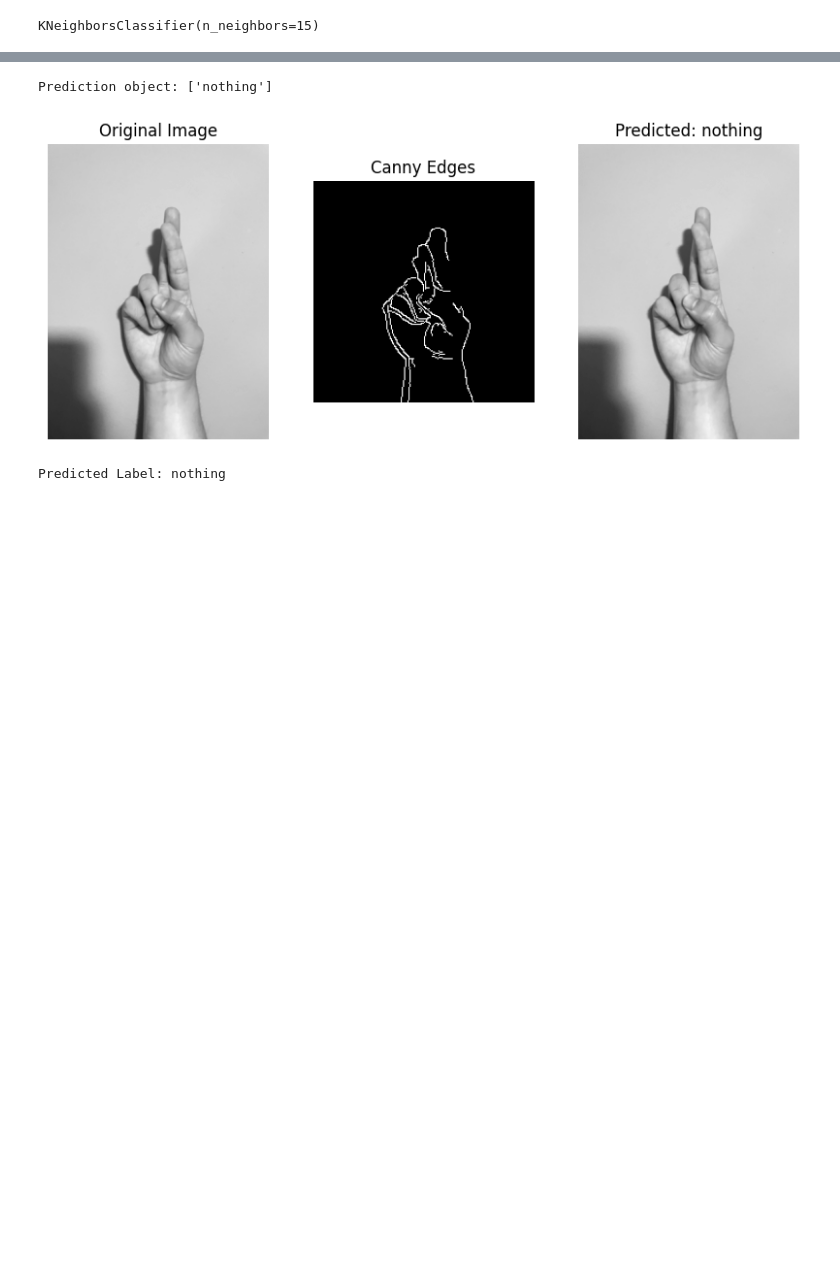
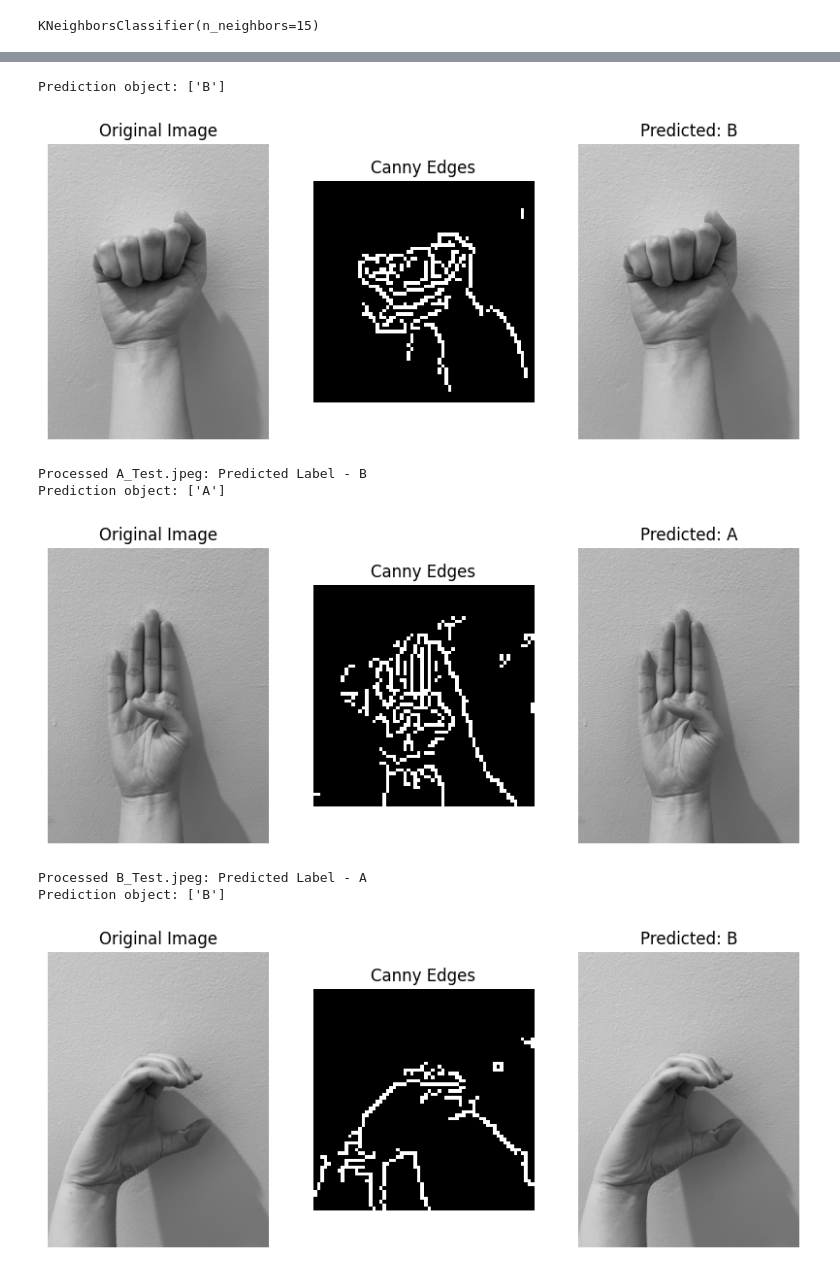
Before and after one commit to HelenChen001/Detecting-Sign-Language, a Jupyter notebook: knn_asl.ipynb, the cells around one changed output, grey strips where cells are left out. Saved outputs shown, nothing was run; the diff lists cells and outputs as text; code cells hidden in the pictures; blank space fills up the shorter version.

Commit message:
trained model using another dataset

```diff
--- a/knn_asl.ipynb
+++ b/knn_asl.ipynb
@@ -138,7 +139,7 @@ def predict_and_visualize(image_path, model):
         return None
 
     # Resize the image to match the training data
-    image_resized = cv2.resize(image, (200,200))
+    image_resized = cv2.resize(image, (64,64))
 
     # Apply Canny edge detection
     edges = cv2.Canny(image_resized, 100, 200)
@@ -150,36 +151,49 @@ def predict_and_visualize(image_path, model):
 
     # Make prediction
     prediction = model.predict(features)
     print("Prediction object:", prediction)  # Check what prediction returns
     predicted_label = prediction[0] if prediction.size > 0 else "No prediction could be made"
 
     # Plot the original and the processed images
     fig, axes = plt.subplots(1, 3, figsize=(10, 5))
 
     # Display the original image
     axes[0].imshow(image, cmap='gray')
     axes[0].set_title('Original Image')
     axes[0].axis('off')
 
     # Display the edge image
     axes[1].imshow(edges, cmap='gray')
     axes[1].set_title('Canny Edges')
     axes[1].axis('off')
 
     # Display both with the predicted label
     axes[2].imshow(image, cmap='gray')
     axes[2].set_title(f'Predicted: {predicted_label}')
     axes[2].axis('off')
 
     plt.show()
     return predicted_label
 
-r_test = "bjorn_images/IMG_3858.jpg"
+def load_and_predict_images(folder,model):
 
-predicted_label = predict_and_visualize(r_test,knn_5)
+    for filename in os.listdir(folder):
+        if filename.endswith("_Test.jpeg"):
+            img_path = os.path.join(folder, filename)
+            predicted_label = predict_and_visualize(img_path,model)
+            print(f"Processed {filename}: Predicted Label - {predicted_label}")
 
-print(f"Predicted Label: {predicted_label}")
+
+test_directory = 'Test_Images'
+
+
+predicted_label = load_and_predict_images(test_directory,knn_15)
 # %% [output]
-Prediction object: ['nothing']
+Prediction object: ['B']
-[figure, old version]
+[figure, new version]
-Predicted Label: nothing
+Processed A_Test.jpeg: Predicted Label - B
+Prediction object: ['A']
+[figure, added]
+Processed B_Test.jpeg: Predicted Label - A
+Prediction object: ['B']
+[figure, added]
```
Also changed, not shown: parts of 6 cells of this notebook.
